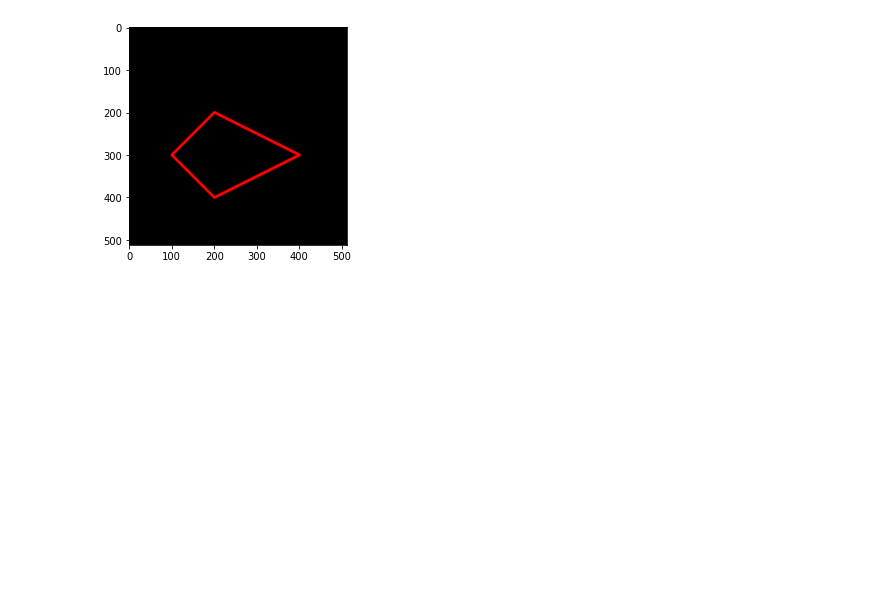
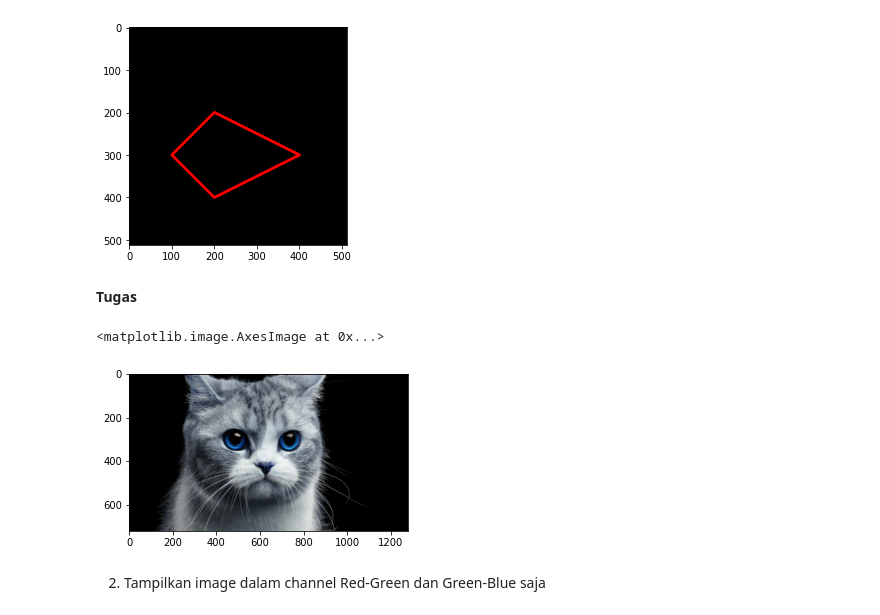
Before and after one commit to b-bella99/PCVK_Genap_2021, a Jupyter notebook: Week2.ipynb, the cells around one changed output. Drawn from its saved outputs; the diff is of its cells as text; code cells hidden in the pictures; blank space fills up the shorter version.

```diff
--- a/Week2.ipynb
+++ b/Week2.ipynb
@@ -167,3 +165,17 @@ plt.imshow(black_img2)
 # %% [output]
 <matplotlib.image.AxesImage at 0x...>
 [figure]
+# %% [markdown]
+**Tugas**
+# %%
+img6 = img
+
+#tampilkan plot dengan ukuran convas yang lebih besar
+fig = plt.figure(figsize=(5,5))     # Ubah-ubah ukuran (10,10) sesuai kebutuhan
+ax = fig.add_subplot(111)
+ax.imshow(img6)
+# %% [output]
+<matplotlib.image.AxesImage at 0x...>
+[figure, added]
+# %% [markdown]
+2.	Tampilkan image dalam channel Red-Green dan Green-Blue saja
```
Also changed, not shown: parts of 2 cells of this notebook.
